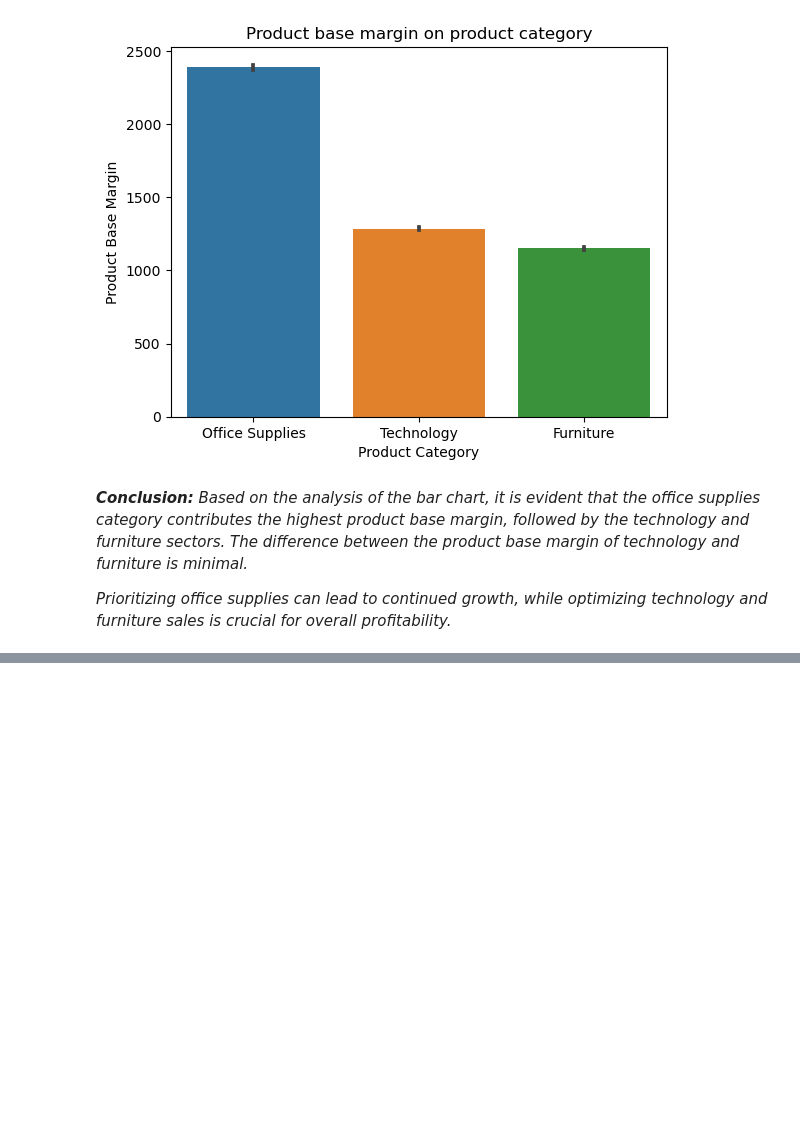
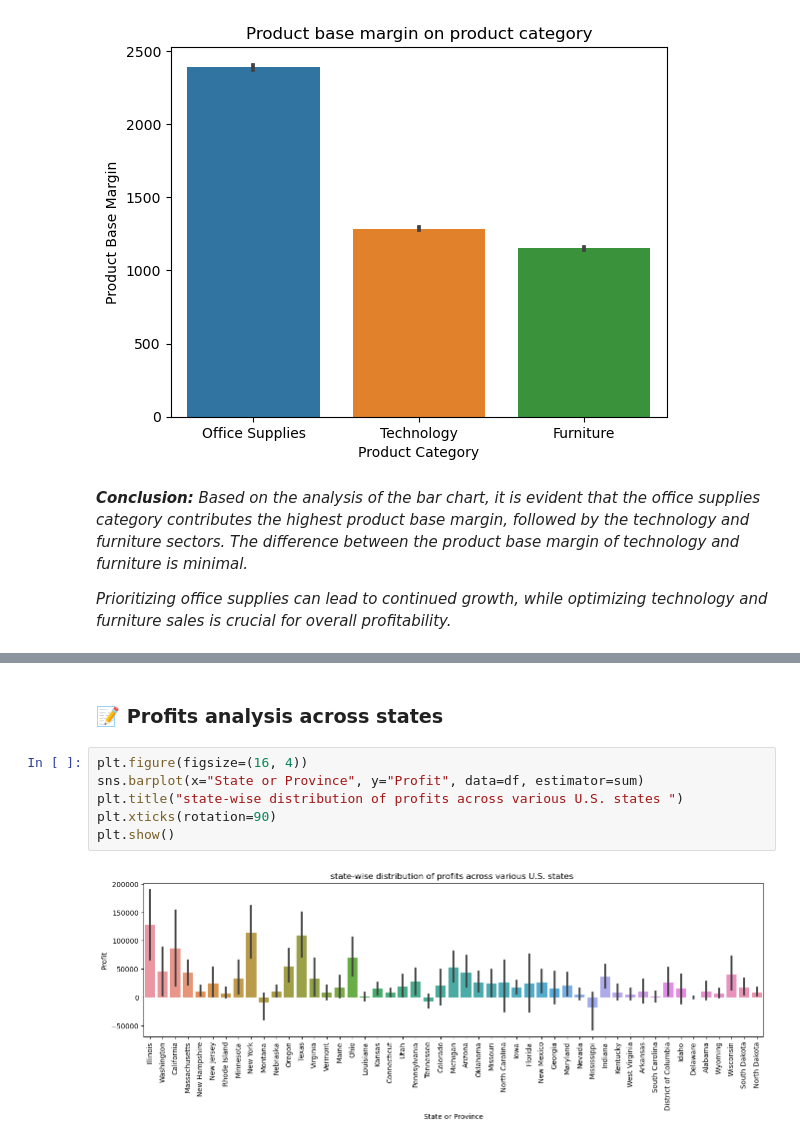
Before and after one commit to pritam-mazumder/Superstore-Dataset-Analysis, a Jupyter notebook: Superstore Dataset Analysis.ipynb, the cells around one changed output, grey strips where cells are left out. Drawn from its saved outputs; the diff is of its cells as text; blank space fills up the shorter version.

```diff
--- a/Superstore Dataset Analysis.ipynb
+++ b/Superstore Dataset Analysis.ipynb
@@ -356,0 +389,10 @@ plt.show()
+# %% [markdown]
+### **📝 Profits analysis across states**
+# %%
+plt.figure(figsize=(16, 4))
+sns.barplot(x="State or Province", y="Profit", data=df, estimator=sum)
+plt.title("state-wise distribution of profits across various U.S. states ")
+plt.xticks(rotation=90)
+plt.show()
+# %% [output]
+[figure, added]
```
Also changed, not shown: parts of 11 cells of this notebook, 1 other file.
